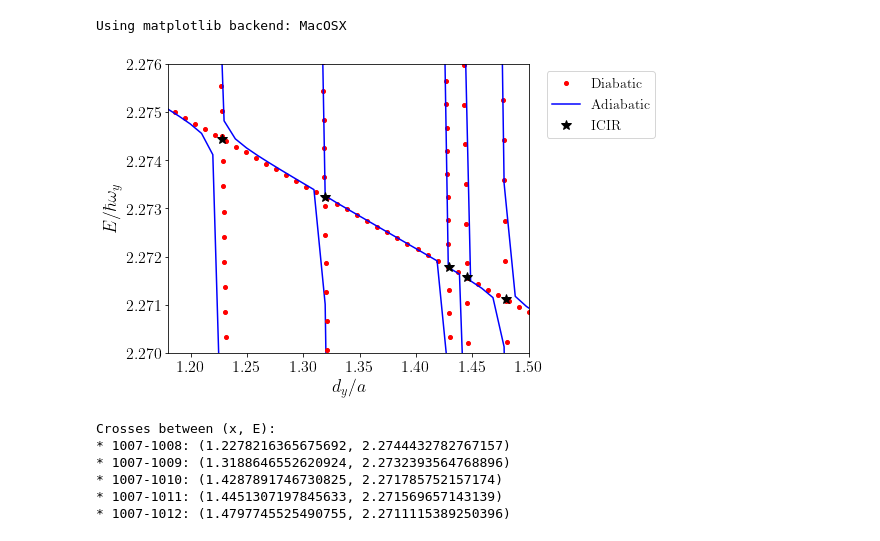
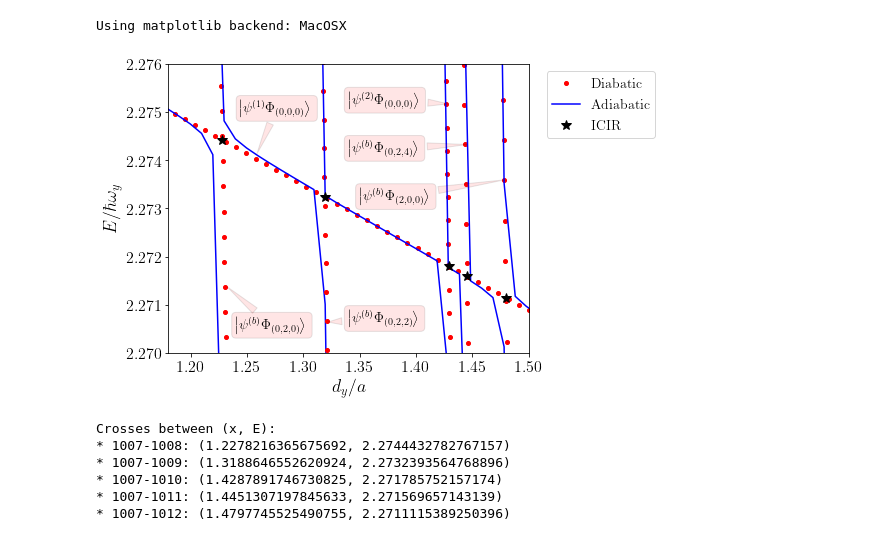
Before and after one commit to TsspGit/Ultracold_Atoms_src, a Jupyter notebook: Analysis/q1D/Energies_Analysis_7190_4993_50.ipynb, the cells around one changed output. Drawn from its saved outputs; the diff is of its cells as text; code cells hidden in the pictures.

Commit message:
7190 with states

```diff
--- a/Analysis/q1D/Energies_Analysis_7190_4993_50.ipynb
+++ b/Analysis/q1D/Energies_Analysis_7190_4993_50.ipynb
@@ -186,34 +179,60 @@ ax3.plot(x1010, np.polyval(f1010, x1010), 'ro', markersize=4)
 ax3.plot(x, dic['nivel_1010']/wy, 'b')
 
 # nivel 1011:
 f1011 = np.polyfit(x[(x > 1.34) & (x < 1.44)], np.array(dic['nivel_1011'])[(x > 1.34) & (x < 1.44)]/wy, deg=1)
 x1011 = np.linspace(1.40, 1.45, num=100)
 ax3.plot(x1011, np.polyval(f1011, x1011), 'ro', markersize=4)
 ax3.plot(x, dic['nivel_1011']/wy, 'b')
 
 # nivel 1012:
 f1012 = np.polyfit(x[(x > 1.375) & (x < 1.475)], np.array(dic['nivel_1012'])[(x > 1.375) & (x < 1.475)]/wy, deg=1)
 x1012 = np.linspace(1.45, 1.50, num=100)
 ax3.plot(x1012, np.polyval(f1012, x1012), 'ro', markersize=4)
 ax3.plot(x, dic['nivel_1012']/wy, 'b')
 
 # Crosses:
 ##########
 ax3.plot(cross_points(f1007, f1008), np.polyval(f1007, cross_points(f1007, f1008)), 'k*', markersize=10, label="ICIR")
 ax3.plot(cross_points(f1007, f1009), np.polyval(f1007, cross_points(f1007, f1009)), 'k*', markersize=10)
 ax3.plot(cross_points(f1007, f1010), np.polyval(f1007, cross_points(f1007, f1010)), 'k*', markersize=10)
 ax3.plot(cross_points(f1007, f1011), np.polyval(f1007, cross_points(f1007, f1011)), 'k*', markersize=10)
 ax3.plot(cross_points(f1007, f1012), np.polyval(f1007, cross_points(f1007, f1012)), 'k*', markersize=10)
 
+# States:
+#########
+ax3.annotate(r'$\left|\psi^{(b)} \Phi_{(0,2,0)}\right>$', xy=(1.231, 2.2714), xytext=(1.24, 2.2705), fontsize=14,
+             bbox=dict(boxstyle="round", alpha=0.1, facecolor='r'),
+             arrowprops=dict(arrowstyle="wedge, tail_width=0.5", alpha=0.1, facecolor='r'))
+
+ax3.annotate(r'$\left|\psi^{(1)} \Phi_{(0,0,0)}\right>$', xy=(1.258, 2.2741), xytext=(1.244, 2.275), fontsize=14,
+             bbox=dict(boxstyle="round", alpha=0.1, facecolor='r'),
+             arrowprops=dict(arrowstyle="wedge, tail_width=0.5", alpha=0.1, facecolor='r'))
+
+ax3.annotate(r'$\left|\psi^{(b)} \Phi_{(0,2,2)}\right>$', xy=(1.32, 2.27064), xytext=(1.34, 2.27064), fontsize=14,
+             bbox=dict(boxstyle="round", alpha=0.1, facecolor='r'),
+             arrowprops=dict(arrowstyle="wedge, tail_width=0.5", alpha=0.1, facecolor='r'))
+
+ax3.annotate(r'$\left|\psi^{(2)} \Phi_{(0,0,0)}\right>$', xy=(1.43, 2.27517), xytext=(1.34, 2.27517), fontsize=14,
+             bbox=dict(boxstyle="round", alpha=0.1, facecolor='r'),
+             arrowprops=dict(arrowstyle="wedge, tail_width=0.5", alpha=0.1, facecolor='r'))
+
+ax3.annotate(r'$\left|\psi^{(b)} \Phi_{(0,2,4)}\right>$', xy=(1.447, 2.27433), xytext=(1.34, 2.27417), fontsize=14,
+             bbox=dict(boxstyle="round", alpha=0.1, facecolor='r'),
+             arrowprops=dict(arrowstyle="wedge, tail_width=0.5", alpha=0.1, facecolor='r'))
+
+ax3.annotate(r'$\left|\psi^{(b)} \Phi_{(2,0,0)}\right>$', xy=(1.48, 2.2736), xytext=(1.35, 2.27317), fontsize=14,
+             bbox=dict(boxstyle="round", alpha=0.1, facecolor='r'),
+             arrowprops=dict(arrowstyle="wedge, tail_width=0.5", alpha=0.1, facecolor='r'))
+
 ax3.set_xlabel('$d_{y}/a$')
 ax3.set_ylabel('$E/\hbar \omega_{y}$')
 ax3.legend(fontsize=14, bbox_to_anchor=(1.03, 1))
 ax3.set_ylim(2.270, 2.276)
 ax3.set_xlim(1.18, 1.50)
 plt.tight_layout()
 fig3.savefig('Results/Figures/Ix7190_Iy4993_Iz50_Easc_Interpolation.png', dpi=200)
 # %% [output]
-[figure, old version]
+[figure, new version]
 # %%
 print(f'''Crosses between (x, E):
 * 1007-1008: ({cross_points(f1007, f1008)}, {np.polyval(f1007, cross_points(f1007, f1008))})
```
Also changed, not shown: parts of 5 cells of this notebook, 12 other files.
